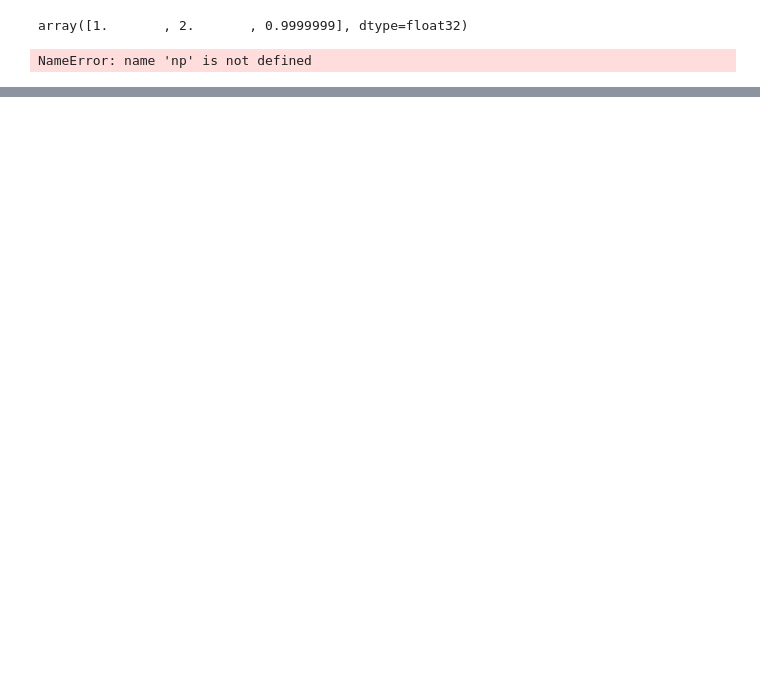
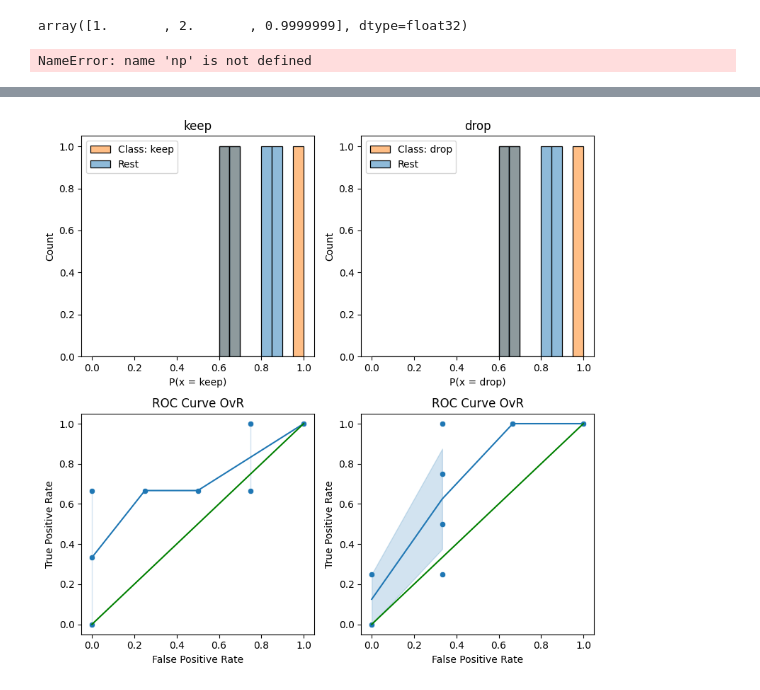
Before and after one commit to muhammadAgfian96/pytorch-lighting-image-classifier, a Jupyter notebook: src/notebooks/training.ipynb, the cells around one changed output, grey strips where cells are left out. Saved outputs shown, nothing was run; the diff lists cells and outputs as text; code cells hidden in the pictures; blank space fills up the shorter version.

```diff
--- a/src/notebooks/training.ipynb
+++ b/src/notebooks/training.ipynb
@@ -132,0 +216,35 @@ asd
+# %%
+# Plots the Probability Distributions and the ROC Curves One vs Rest
+plt.figure(figsize = (12, 8))
+bins = [i/20 for i in range(20)] + [1]
+roc_auc_ovr = {}
+
+classes = ['keep', 'drop']
+for i in range(len(classes)):
+    # Gets the class
+    c = classes[i]
+
+    # # Prepares an auxiliar dataframe to help with the plots
+    # df_aux = X_test.copy()
+    # df_aux['class'] = [1 if y == c else 0 for y in y_test]
+    # df_aux['prob'] = y_proba[:, i]
+    # df_aux = df_aux.reset_index(drop = True)
+
+    # Plots the probability distribution for the class and the rest
+    ax = plt.subplot(2, 3, i+1)
+    sns.histplot(x = "prob_top_1", data = df, hue = 'class', color = 'b', ax = ax, bins = bins)
+    ax.set_title(c)
+    ax.legend([f"Class: {c}", "Rest"])
+    ax.set_xlabel(f"P(x = {c})")
+
+    # Calculates the ROC Coordinates and plots the ROC Curves
+    ax_bottom = plt.subplot(2, 3, i+4)
+    plot_roc_curve(tprs[i], fprs[i], scatter = True, ax = ax_bottom)
+    ax_bottom.set_title("ROC Curve OvR")
+
+    # Calculates the ROC AUC OvR
+    # roc_auc_ovr[c] = roc_auc_score(df['class'], df['prob_top_1'])
+
+plt.tight_layout()
+# %% [output]
+[figure, added]
```
Also changed, not shown: parts of 10 cells of this notebook, 12 other files.
